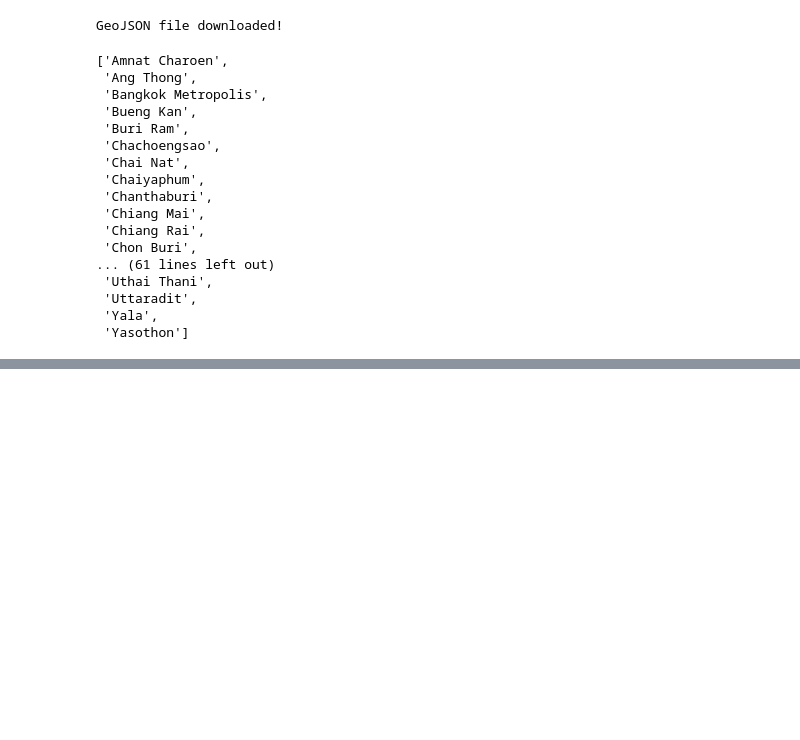
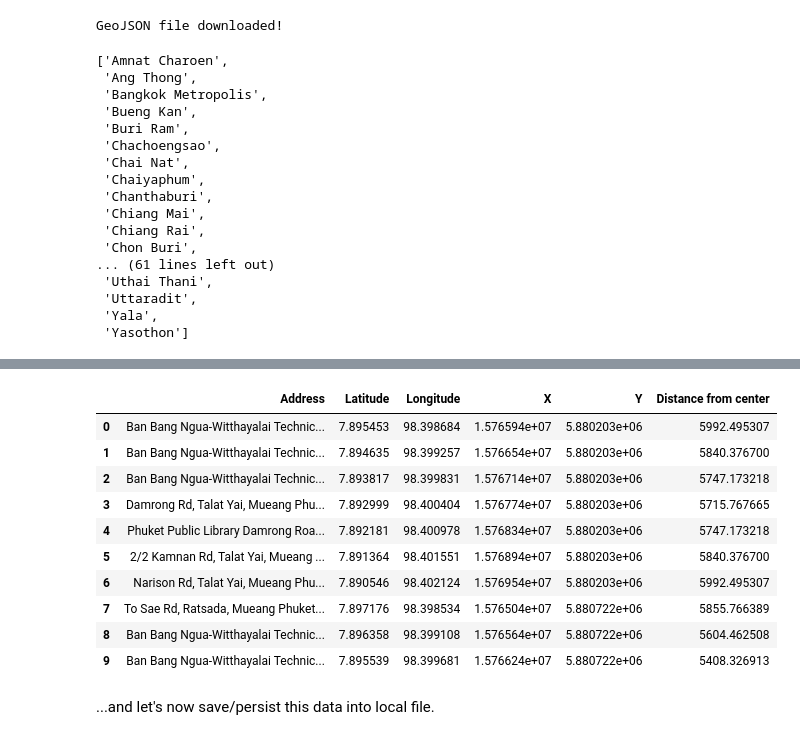
Before and after one commit to Joeycooky/Thailand-new-hotel-opportunity, a Jupyter notebook: Travel_opp.ipynb, the cells around one changed output, grey strips where cells are left out. Saved outputs shown, nothing was run; the diff lists cells and outputs as text; code cells hidden in the pictures; blank space fills up the shorter version.

```diff
--- a/Travel_opp.ipynb
+++ b/Travel_opp.ipynb
@@ -318,0 +354,2 @@ Thailand_map
+# %%
+phuket_center = [df_phuket.Latitude[0],df_phuket.Longtitude[0]]
@@ -318,0 +434,2 @@ Thailand_map
+# %%
+i=0
@@ -318,0 +438,9 @@ Thailand_map
+# %%
+map_phuket = folium.Map(location=phuket_center, zoom_start=13)
+folium.Marker(phuket_center, popup='phuket city center').add_to(map_phuket)
+for lat, lon in zip(latitudes, longitudes):
+    folium.CircleMarker([lat, lon], radius=2, color='blue', fill=True, fill_color='blue', fill_opacity=1).add_to(map_phuket)
+    folium.Circle([lat, lon], radius=55, color='blue', fill=False).add_to(map_phuket)
+    folium.Marker([lat, lon]).add_to(map_phuket)
+    i = i+1
+map_phuket
@@ -318,0 +500,11 @@ Thailand_map
+# %%
+print('Obtaining location addresses: ', end='')
+addresses = []
+for lat, lon in zip(latitudes, longitudes):
+    address = reverse_geocode([lon,lat],lang_code='En')
+    if address is None:
+        address = 'NO ADDRESS'
+#     address = address.replace(', Germany', '') # We don't need country part of address
+    addresses.append(address['address']['LongLabel'])
+    print(' .', end='')
+print(' done.')
@@ -318,0 +536,25 @@ Thailand_map
+# %%
+import pandas as pd
+
+df_locations = pd.DataFrame({'Address': addresses,
+                             'Latitude': latitudes,
+                             'Longitude': longitudes,
+                             'X': xs,
+                             'Y': ys,
+                             'Distance from center': distances_from_center})
+
+df_locations.head(10)
+# %% [output]
+|  | Address | Latitude | Longitude | X | Y | Distance from center |
+| 0 | Ban Bang Ngua-Witthayalai Technic... | 7.895453 | 98.398684 | 1.576594e+07 | 5.880203e+06 | 5992.495307 |
+| 1 | Ban Bang Ngua-Witthayalai Technic... | 7.894635 | 98.399257 | 1.576654e+07 | 5.880203e+06 | 5840.376700 |
+| 2 | Ban Bang Ngua-Witthayalai Technic... | 7.893817 | 98.399831 | 1.576714e+07 | 5.880203e+06 | 5747.173218 |
+| 3 | Damrong Rd, Talat Yai, Mueang Phu... | 7.892999 | 98.400404 | 1.576774e+07 | 5.880203e+06 | 5715.767665 |
+| 4 | Phuket Public Library Damrong Roa... | 7.892181 | 98.400978 | 1.576834e+07 | 5.880203e+06 | 5747.173218 |
+| 5 | 2/2 Kamnan Rd, Talat Yai, Mueang ... | 7.891364 | 98.401551 | 1.576894e+07 | 5.880203e+06 | 5840.376700 |
+| 6 | Narison Rd, Talat Yai, Mueang Phu... | 7.890546 | 98.402124 | 1.576954e+07 | 5.880203e+06 | 5992.495307 |
+| 7 | To Sae Rd, Ratsada, Mueang Phuket... | 7.897176 | 98.398534 | 1.576504e+07 | 5.880722e+06 | 5855.766389 |
+| 8 | Ban Bang Ngua-Witthayalai Technic... | 7.896358 | 98.399108 | 1.576564e+07 | 5.880722e+06 | 5604.462508 |
+| 9 | Ban Bang Ngua-Witthayalai Technic... | 7.895539 | 98.399681 | 1.576624e+07 | 5.880722e+06 | 5408.326913 |
+# %% [markdown]
+...and let's now save/persist this data into local file.
```
Also changed, not shown: parts of 57 cells of this notebook, 19 other files.
